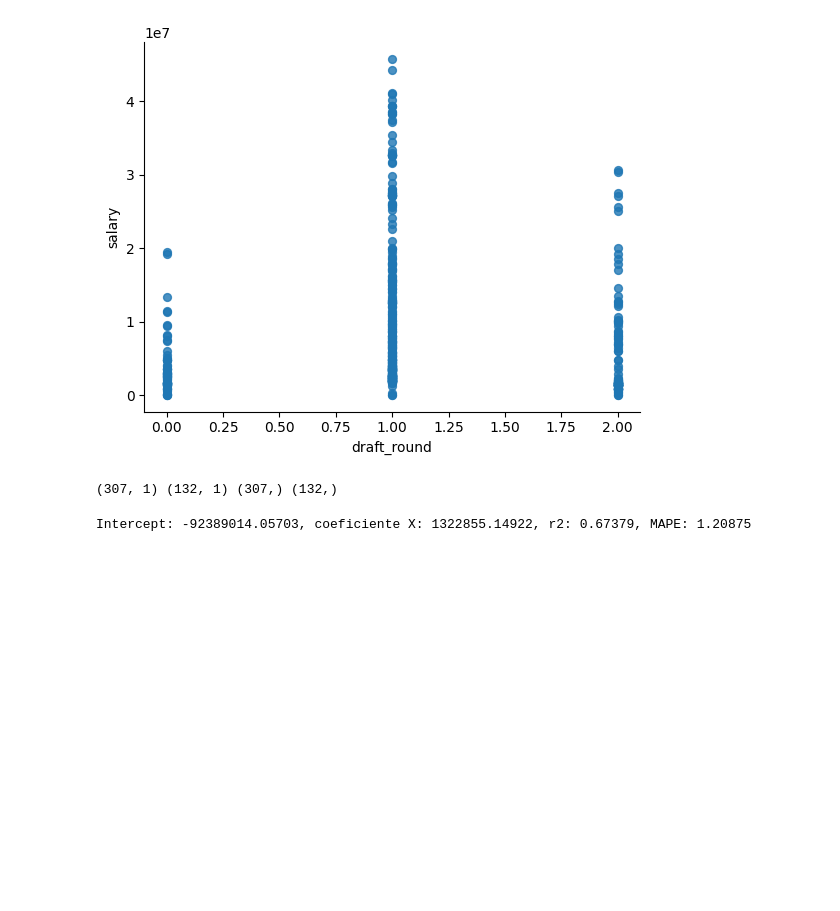
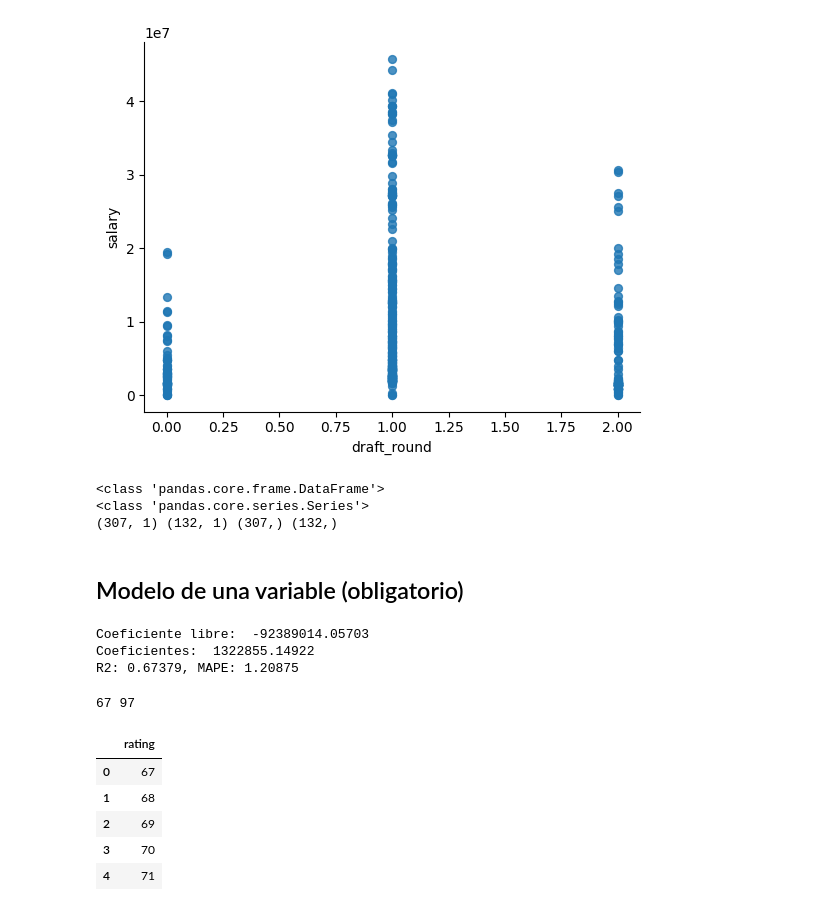
Before and after one commit to vshalisko/PythonIntro, a Jupyter notebook: Unidad_3/Proyecto_4_borrador.ipynb, the cells around one changed output. Drawn from its saved outputs; the diff is of its cells as text; code cells hidden in the pictures; blank space fills up the shorter version.

```diff
--- a/Unidad_3/Proyecto_4_borrador.ipynb
+++ b/Unidad_3/Proyecto_4_borrador.ipynb
@@ -55,13 +73,23 @@ plt.gca().spines[['top', 'right',]].set_visible(False)
 # %%
 from sklearn.model_selection import train_test_split
 
-## data splitting and variable definition
-X, y = df.iloc[:, :1], df["salary"]
+# definicion de variables
+X = df[['rating']]
+y = df['salary']
+
+print(type(X))
+print(type(y))
+
+# subdivision de conjuntos de prueba y conrtol
 X_train, X_test, y_train, y_test = train_test_split(X, y, test_size=0.3, random_state=100)
 
 print(X_train.shape, X_test.shape, y_train.shape, y_test.shape)
 # %% [output]
+<class 'pandas.core.frame.DataFrame'>
+<class 'pandas.core.series.Series'>
 (307, 1) (132, 1) (307,) (132,)
+# %% [markdown]
+## Modelo de una variable (obligatorio)
 # %%
 from sklearn.linear_model import LinearRegression
 from sklearn.metrics import r2_score
@@ -77,12 +105,38 @@ result_r2 = r2_score(y_test, y_test_pred)
 result_mape = mape(y_test, y_test_pred)
 
 ## resultados
-print("Intercept: {}, coeficiente X: {}, r2: {}, MAPE: {}".format(
-                        round(model.intercept_, 5),
-                        round(model.coef_[0], 5),
+print("Coeficiente libre: ", round(model.intercept_, 5))
+print("Coeficientes: ", round(model.coef_[0], 5))
+print("R2: {}, MAPE: {}".format(
                         round(result_r2, 5),
                         round(result_mape, 5)))
 # %% [output]
-Intercept: -92389014.05703, coeficiente X: 1322855.14922, r2: 0.67379, MAPE: 1.20875
+Coeficiente libre:  -92389014.05703
+Coeficientes:  1322855.14922
+R2: 0.67379, MAPE: 1.20875
+# %%
+# determinar los valores minimo y maximo de la columna de datos
+min_rating = df['rating'].min()
+max_rating = df['rating'].max()
+print(min_rating, max_rating)
+
+# Generar una secuencia desde minimo hasta el maximo
+rating_sequence = range(min_rating, max_rating+1, 1)
+
+# Convertir la secuencia a un dataframe
+seq_df = pd.DataFrame({'rating': rating_sequence})
+
+# Visualizar el inicio de dataframe
+display(seq_df.head())
+
+seq_y = model.predict(seq_df)
+# %% [output]
+67 97
+|  | rating |
+| 0 | 67 |
+| 1 | 68 |
+| 2 | 69 |
+| 3 | 70 |
+| 4 | 71 |
 # %%
 # Presentar grafica de puntos
```
Also changed, not shown: parts of 8 cells of this notebook.
